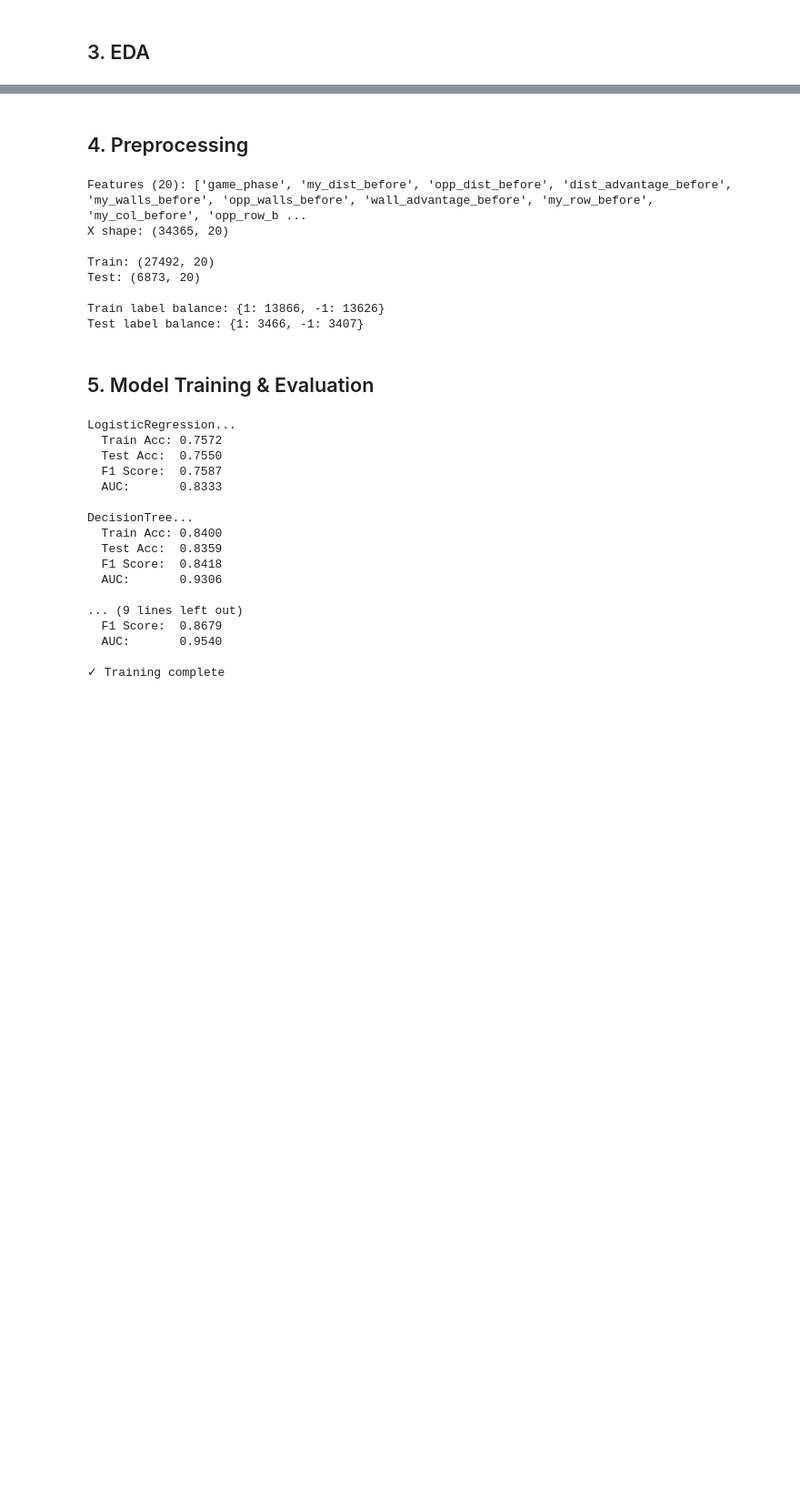
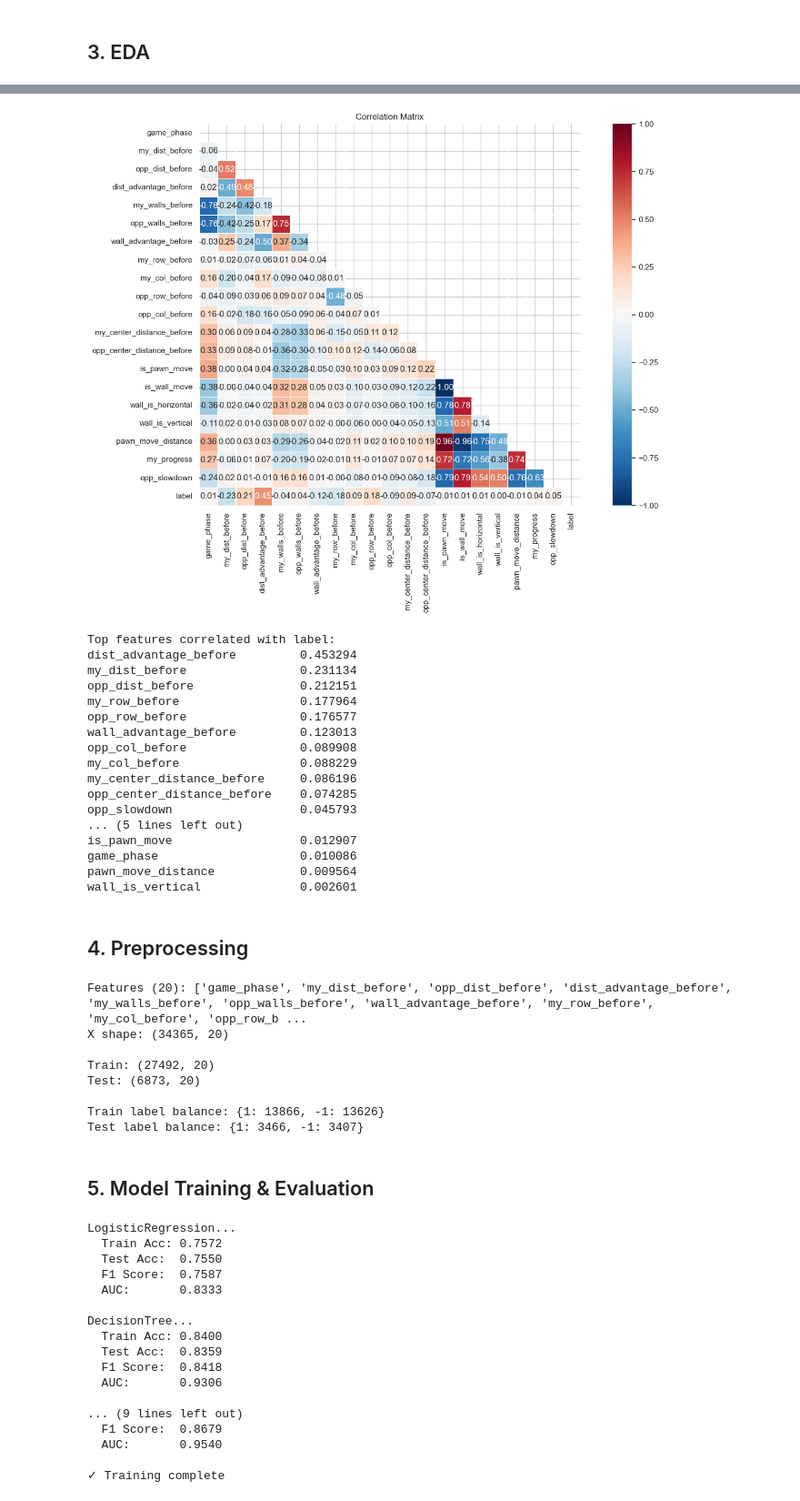
Before and after one commit to kousay-amara/quoridor-python, a Jupyter notebook: quoridor/ML/data/Training.ipynb, the cells around one changed output, grey strips where cells are left out. Shown at 91% size. Cells and saved outputs as stored; diff of their text form; code cells hidden in the pictures; blank space fills up the shorter version.

```diff
--- a/quoridor/ML/data/Training.ipynb
+++ b/quoridor/ML/data/Training.ipynb
@@ -109,3 +117,39 @@ label
+# %%
+# Matrice de correlation
+feature_cols_eda = [c for c in df.columns if c not in ['game_id', 'turn']]
+corr = df[feature_cols_eda].corr()
+
+plt.figure(figsize=(14, 10))
+mask = np.triu(np.ones_like(corr, dtype=bool))
+sns.heatmap(corr, mask=mask, annot=True, fmt='.2f', cmap='RdBu_r',
+            center=0, vmin=-1, vmax=1, square=True, linewidths=0.5)
+plt.title('Correlation Matrix')
+plt.tight_layout()
+plt.show()
+
+# Top correlations with label
+label_corr = corr['label'].drop('label').abs().sort_values(ascending=False)
+print('Top features correlated with label:')
+print(label_corr.to_string())
+# %% [output]
+[figure, added]
+Top features correlated with label:
+dist_advantage_before         0.453294
+my_dist_before                0.231134
+opp_dist_before               0.212151
+my_row_before                 0.177964
+opp_row_before                0.176577
+wall_advantage_before         0.123013
+opp_col_before                0.089908
+my_col_before                 0.088229
+my_center_distance_before     0.086196
+opp_center_distance_before    0.074285
+opp_slowdown                  0.045793
+... (5 lines left out)
+is_pawn_move                  0.012907
+game_phase                    0.010086
+pawn_move_distance            0.009564
+wall_is_vertical              0.002601
 # %% [markdown]
 ## 4. Preprocessing
 # %%
```
Also changed, not shown: parts of 20 cells of this notebook, 1 other file.
